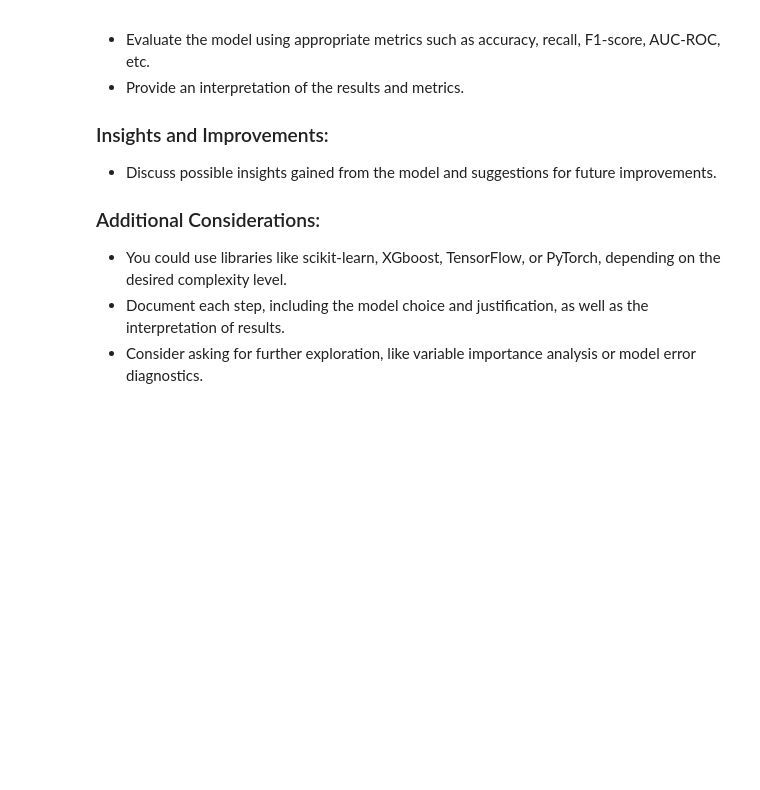
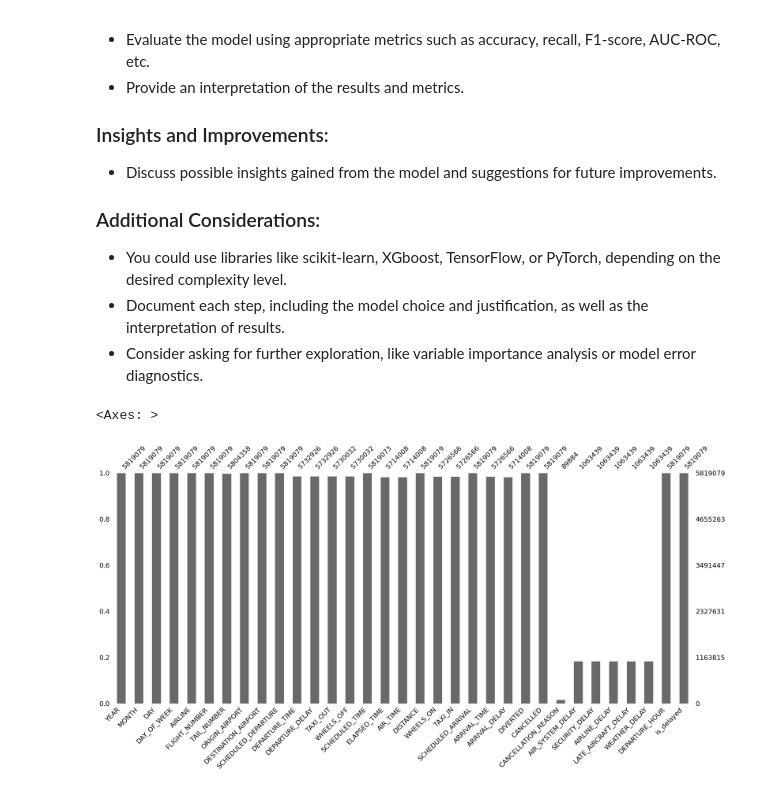
Before and after one commit to MarceloDL-A/google_colab_Shopee, a Jupyter notebook: Cópia_de_D&N_Teste_de_Conhecimentos_em_Dados.ipynb, the cells around one changed output. Drawn from its saved outputs; the diff is of its cells as text; code cells hidden in the pictures; blank space fills up the shorter version.

```diff
--- a/Cópia_de_D&N_Teste_de_Conhecimentos_em_Dados.ipynb
+++ b/Cópia_de_D&N_Teste_de_Conhecimentos_em_Dados.ipynb
@@ -679,0 +786,6 @@ plt.show()
+# %%
+# Missing values
+mn.bar(flights_data)
+# %% [output]
+<Axes: >
+[figure, added]
```
Also changed, not shown: parts of 15 cells of this notebook.
